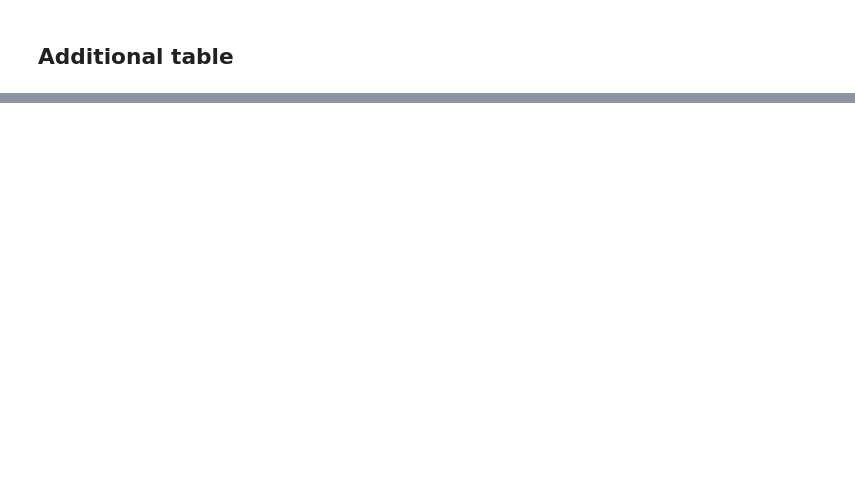
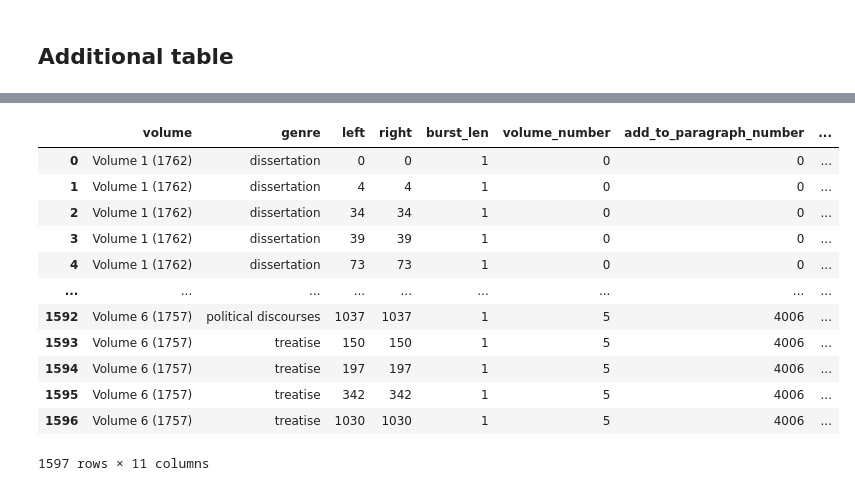
Before and after one commit to vbunt/hume-classifier, a Jupyter notebook: what is inside history?.ipynb, the cells around one changed output, grey strips where cells are left out. Saved outputs shown, nothing was run; the diff lists cells and outputs as text; code cells hidden in the pictures; blank space fills up the shorter version.

```diff
--- a/what is inside history?.ipynb
+++ b/what is inside history?.ipynb
@@ -321,3 +344,19 @@ df[['volume', 'genre', 'burst_len', 'chapter', 'start_in_chapter']].sort_values(
+# %%
+df
+# %% [output]
+|  | volume | genre | left | right | burst_len | volume_number | add_to_paragraph_number | ... |
+| 0 | Volume 1 (1762) | dissertation | 0 | 0 | 1 | 0 | 0 | ... |
+| 1 | Volume 1 (1762) | dissertation | 4 | 4 | 1 | 0 | 0 | ... |
+| 2 | Volume 1 (1762) | dissertation | 34 | 34 | 1 | 0 | 0 | ... |
+| 3 | Volume 1 (1762) | dissertation | 39 | 39 | 1 | 0 | 0 | ... |
+| 4 | Volume 1 (1762) | dissertation | 73 | 73 | 1 | 0 | 0 | ... |
+| ... | ... | ... | ... | ... | ... | ... | ... | ... |
+| 1592 | Volume 6 (1757) | political discourses | 1037 | 1037 | 1 | 5 | 4006 | ... |
+| 1593 | Volume 6 (1757) | treatise | 150 | 150 | 1 | 5 | 4006 | ... |
+| 1594 | Volume 6 (1757) | treatise | 197 | 197 | 1 | 5 | 4006 | ... |
+| 1595 | Volume 6 (1757) | treatise | 342 | 342 | 1 | 5 | 4006 | ... |
+| 1596 | Volume 6 (1757) | treatise | 1030 | 1030 | 1 | 5 | 4006 | ... |
+1597 rows × 11 columns
 # %%
 df[['volume', 'genre', 'burst_len', 'chapter', 'start_in_chapter']].to_csv('extracted_bursts.csv')
 # %%
```
Also changed, not shown: parts of 11 cells of this notebook, 4 other files.
